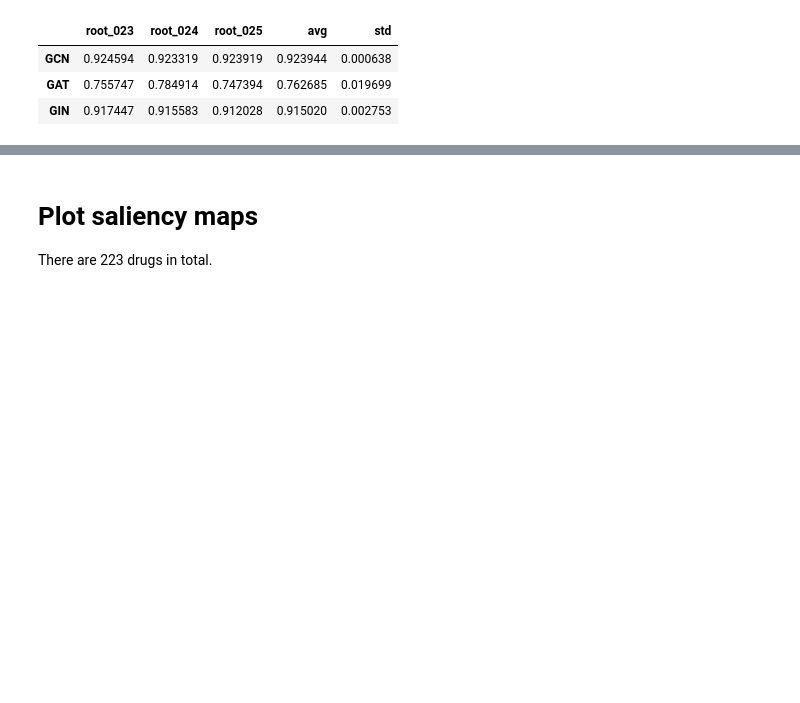
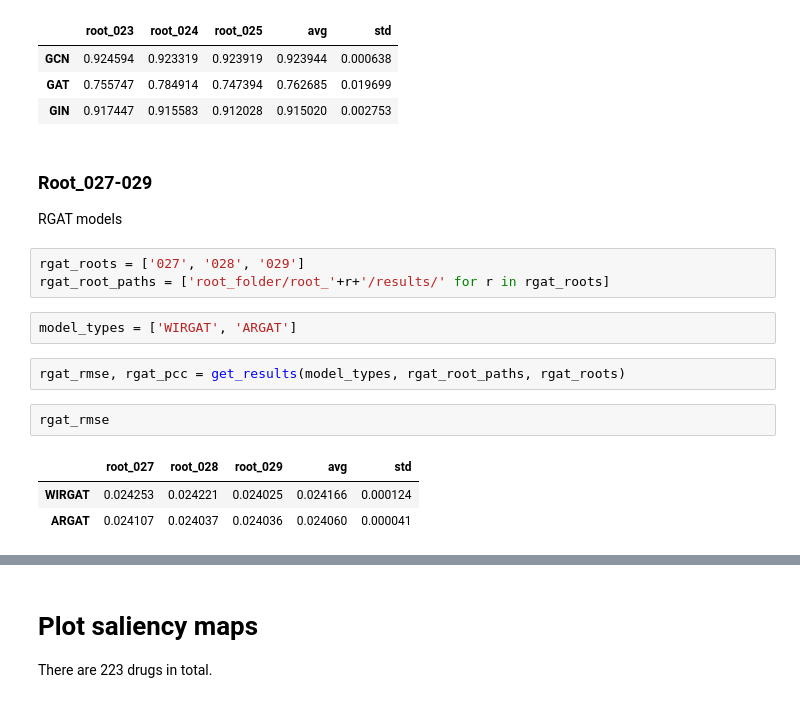
Before and after one commit to SCSE-Biomedical-Computing-Group/XGDP, a Jupyter notebook: explore_results.ipynb, the cells around one changed output, grey strips where cells are left out. Drawn from its saved outputs; the diff is of its cells as text; blank space fills up the shorter version.

```diff
--- a/explore_results.ipynb
+++ b/explore_results.ipynb
@@ -68,3 +86,19 @@ ctr_pcc_df
 | GCN | 0.924594 | 0.923319 | 0.923919 | 0.923944 | 0.000638 |
 | GAT | 0.755747 | 0.784914 | 0.747394 | 0.762685 | 0.019699 |
 | GIN | 0.917447 | 0.915583 | 0.912028 | 0.915020 | 0.002753 |
+# %% [markdown]
+### Root_027-029
+RGAT models
+# %%
+rgat_roots = ['027', '028', '029']
+rgat_root_paths = ['root_folder/root_'+r+'/results/' for r in rgat_roots]
+# %%
+model_types = ['WIRGAT', 'ARGAT']
+# %%
+rgat_rmse, rgat_pcc = get_results(model_types, rgat_root_paths, rgat_roots)
+# %%
+rgat_rmse
+# %% [output]
+|  | root_027 | root_028 | root_029 | avg | std |
+| WIRGAT | 0.024253 | 0.024221 | 0.024025 | 0.024166 | 0.000124 |
+| ARGAT | 0.024107 | 0.024037 | 0.024036 | 0.024060 | 0.000041 |
```
Also changed, not shown: parts of 12 cells of this notebook, 3 other files.
